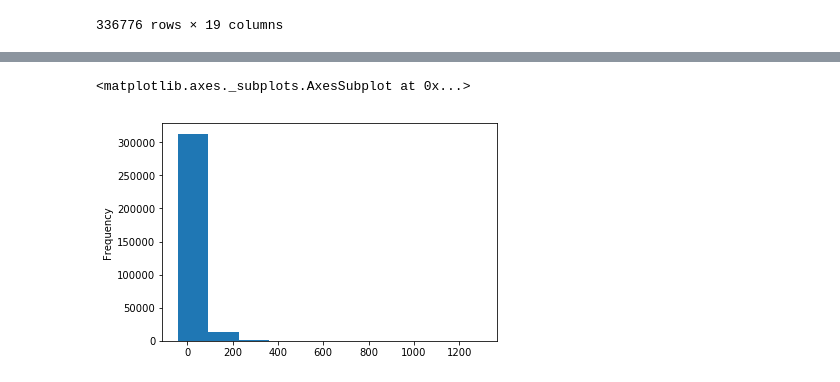
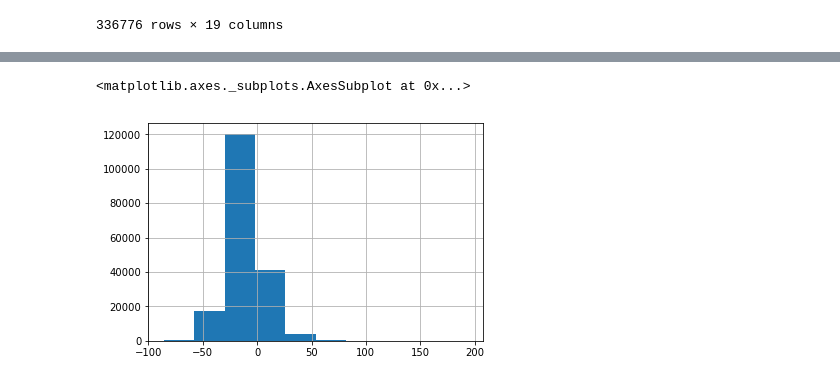
Before and after one commit to gtmaskall/python_nycflights_demo, a Jupyter notebook: nycflights analysis.ipynb, the cells around one changed output, grey strips where cells are left out. Cells and saved outputs as stored; diff of their text form; code cells hidden in the pictures.

```diff
--- a/nycflights analysis.ipynb
+++ b/nycflights analysis.ipynb
@@ -29,5 +38,5 @@ flights
 # %%
-flights["dep_delay"].plot(kind = 'hist')
+flights["arr_delay"][flights["dep_delay"] < 0].hist()
 # %% [output]
 <matplotlib.axes._subplots.AxesSubplot at 0x...>
-[figure, old version]
+[figure, new version]
```
Also changed, not shown: parts of 9 cells of this notebook, 1 other file.
